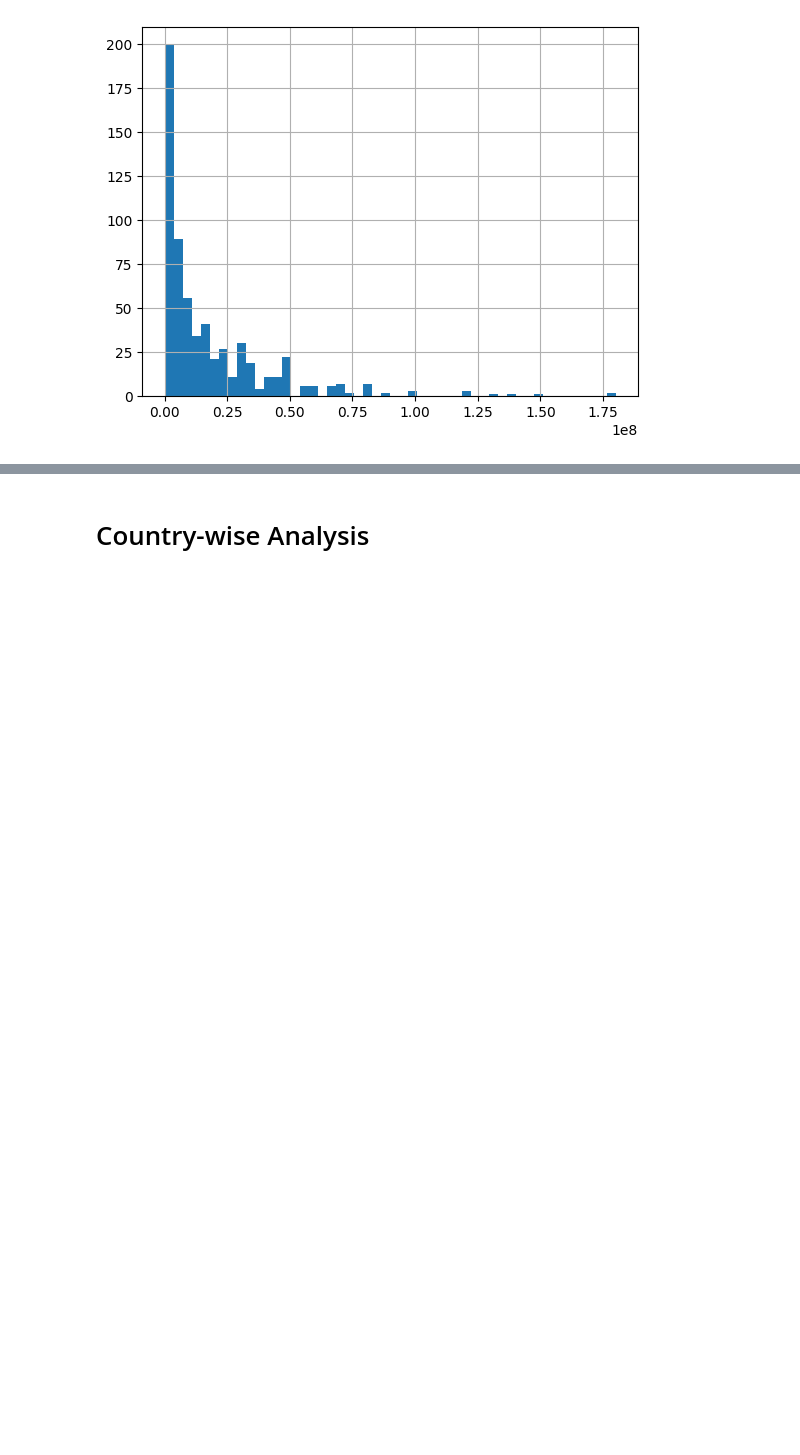
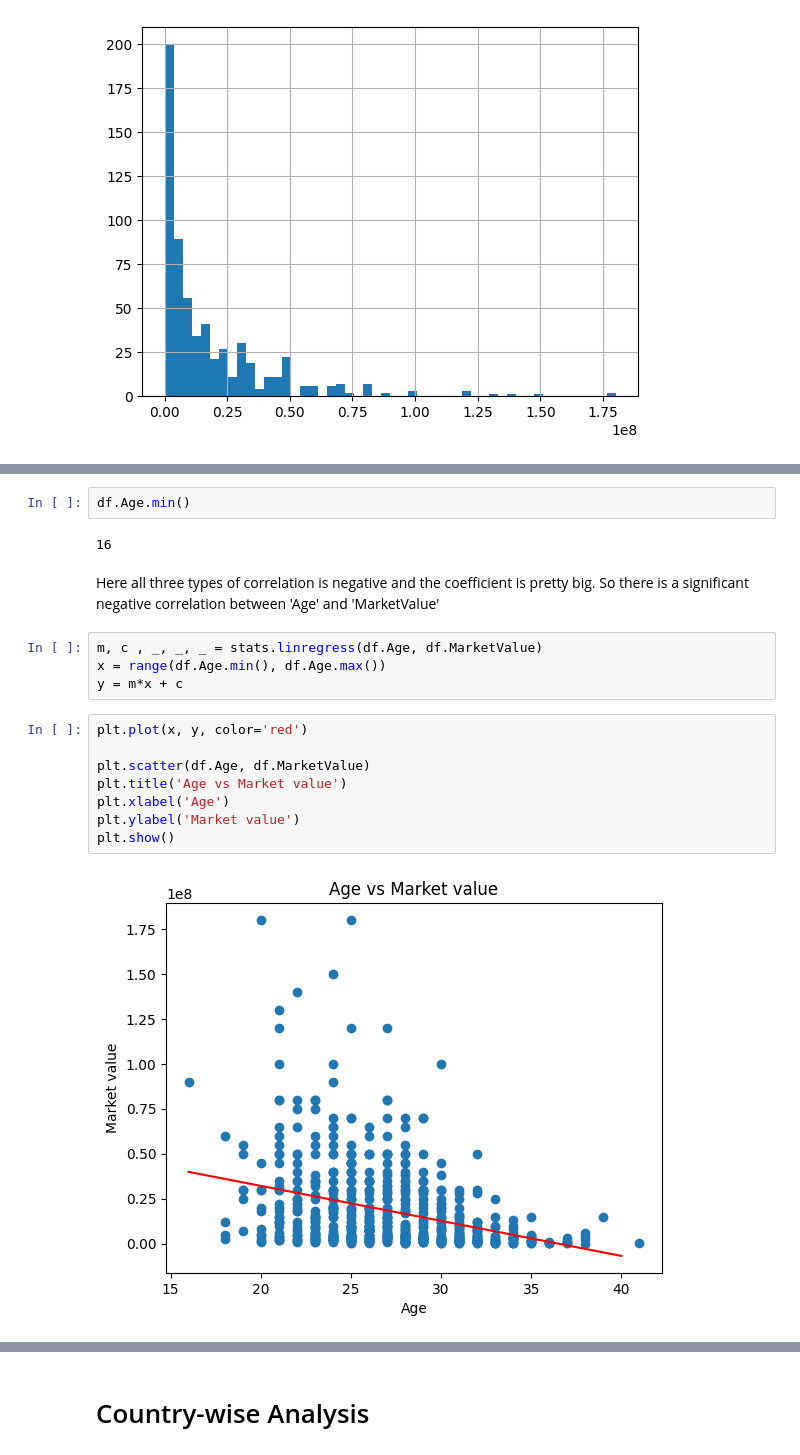
Before and after one commit to imran4070ti/euro_2024, a Jupyter notebook: euro2024.ipynb, the cells around one changed output, grey strips where cells are left out. Drawn from its saved outputs; the diff is of its cells as text; blank space fills up the shorter version.

```diff
--- a/euro2024.ipynb
+++ b/euro2024.ipynb
@@ -174,0 +215,20 @@ plt.show()
+# %%
+df.Age.min()
+# %% [output]
+16
+# %% [markdown]
+Here all three types of correlation is negative and the coefficient is pretty big. So there is a significant negative correlation between 'Age' and 'MarketValue'
+# %%
+m, c , _, _, _ = stats.linregress(df.Age, df.MarketValue)
+x = range(df.Age.min(), df.Age.max())
+y = m*x + c
+# %%
+plt.plot(x, y, color='red')
+
+plt.scatter(df.Age, df.MarketValue)
+plt.title('Age vs Market value')
+plt.xlabel('Age')
+plt.ylabel('Market value')
+plt.show()
+# %% [output]
+[figure, added]
```
Also changed, not shown: parts of 18 cells of this notebook.
